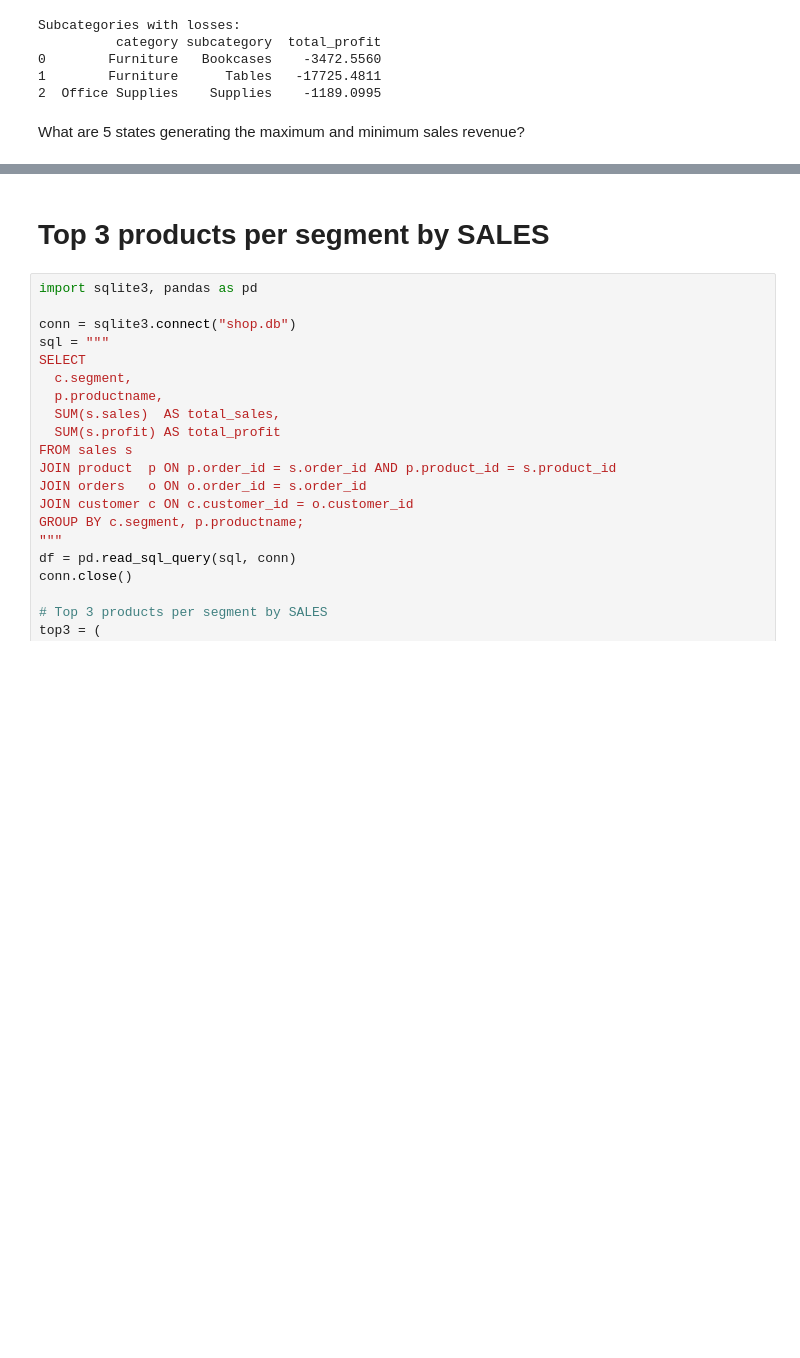
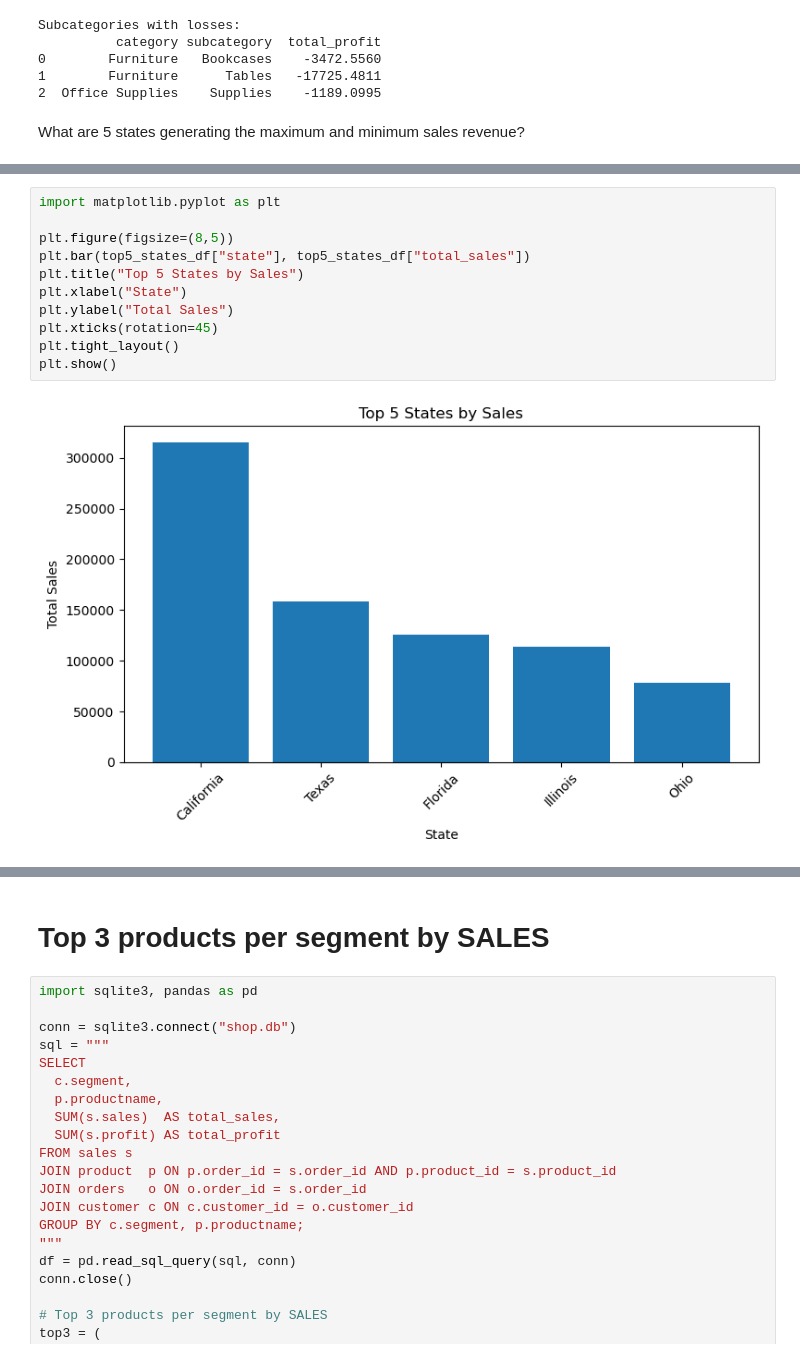
Before and after one commit to bruno-aro/Test, a Jupyter notebook: Project_5.ipynb, the cells around one changed output, grey strips where cells are left out. Drawn from its saved outputs; the diff is of its cells as text; blank space fills up the shorter version.

Commit message:
matplot

```diff
--- a/Project_5.ipynb
+++ b/Project_5.ipynb
@@ -506,3 +424,16 @@ DatabaseError: Execution failed on sql '
+# %%
+import matplotlib.pyplot as plt
+
+plt.figure(figsize=(8,5))
+plt.bar(top5_states_df["state"], top5_states_df["total_sales"])
+plt.title("Top 5 States by Sales")
+plt.xlabel("State")
+plt.ylabel("Total Sales")
+plt.xticks(rotation=45)
+plt.tight_layout()
+plt.show()
+# %% [output]
+[figure, added]
 # %%
 conn = sqlite3.connect("shop.db")
 cur  = conn.cursor()
```
Also changed, not shown: parts of 5 cells of this notebook.
